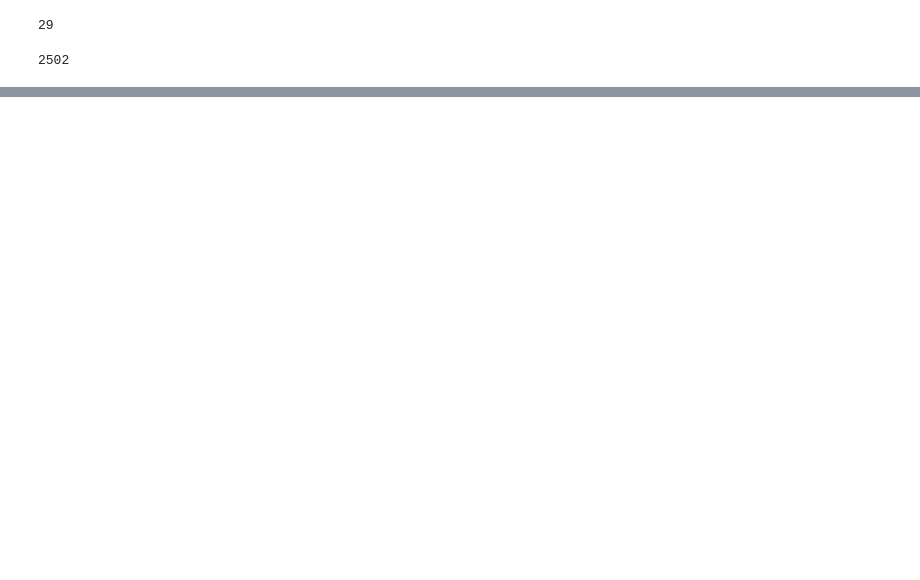
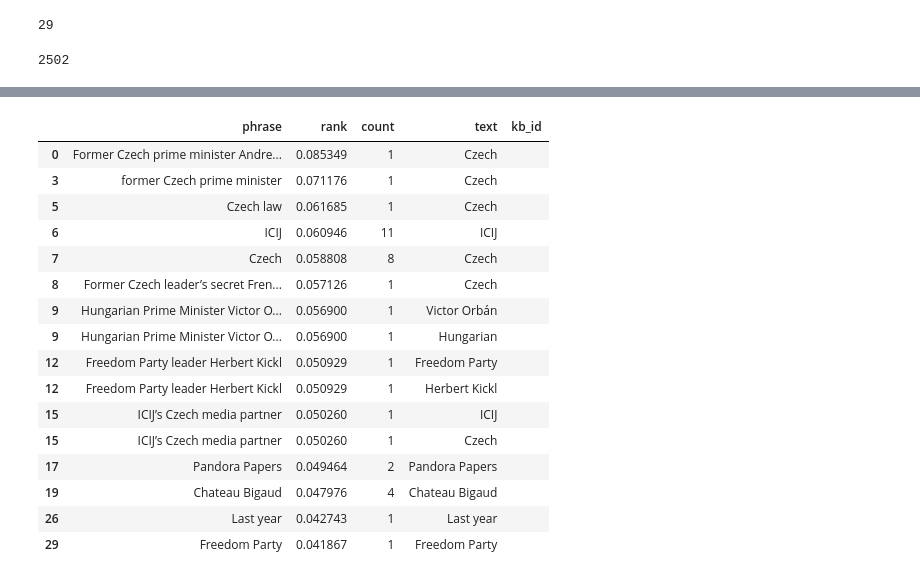
Before and after one commit to louisguitton/erkg-tutorials, a Jupyter notebook: tutorial.ipynb, the cells around one changed output, grey strips where cells are left out. Saved outputs shown, nothing was run; the diff lists cells and outputs as text; code cells hidden in the pictures; blank space fills up the shorter version.

```diff
--- a/tutorial.ipynb
+++ b/tutorial.ipynb
@@ -123,0 +178,21 @@ Alasgerli PERSON said he has taken his employment case against Londex PERSON to
+# %%
+entities_to_review = df.loc[lambda d: (d.text.notnull()) & (d.kb_id == '')]
+entities_to_review
+# %% [output]
+|  | phrase | rank | count | text | kb_id |
+| 0 | Former Czech prime minister Andre... | 0.085349 | 1 | Czech |  |
+| 3 | former Czech prime minister | 0.071176 | 1 | Czech |  |
+| 5 | Czech law | 0.061685 | 1 | Czech |  |
+| 6 | ICIJ | 0.060946 | 11 | ICIJ |  |
+| 7 | Czech | 0.058808 | 8 | Czech |  |
+| 8 | Former Czech leader’s secret Fren... | 0.057126 | 1 | Czech |  |
+| 9 | Hungarian Prime Minister Victor O... | 0.056900 | 1 | Victor Orbán |  |
+| 9 | Hungarian Prime Minister Victor O... | 0.056900 | 1 | Hungarian |  |
+| 12 | Freedom Party leader Herbert Kickl | 0.050929 | 1 | Freedom Party |  |
+| 12 | Freedom Party leader Herbert Kickl | 0.050929 | 1 | Herbert Kickl |  |
+| 15 | ICIJ’s Czech media partner | 0.050260 | 1 | ICIJ |  |
+| 15 | ICIJ’s Czech media partner | 0.050260 | 1 | Czech |  |
+| 17 | Pandora Papers | 0.049464 | 2 | Pandora Papers |  |
+| 19 | Chateau Bigaud | 0.047976 | 4 | Chateau Bigaud |  |
+| 26 | Last year | 0.042743 | 1 | Last year |  |
+| 29 | Freedom Party | 0.041867 | 1 | Freedom Party |  |
```
Also changed, not shown: parts of 8 cells of this notebook, 9 other files.
